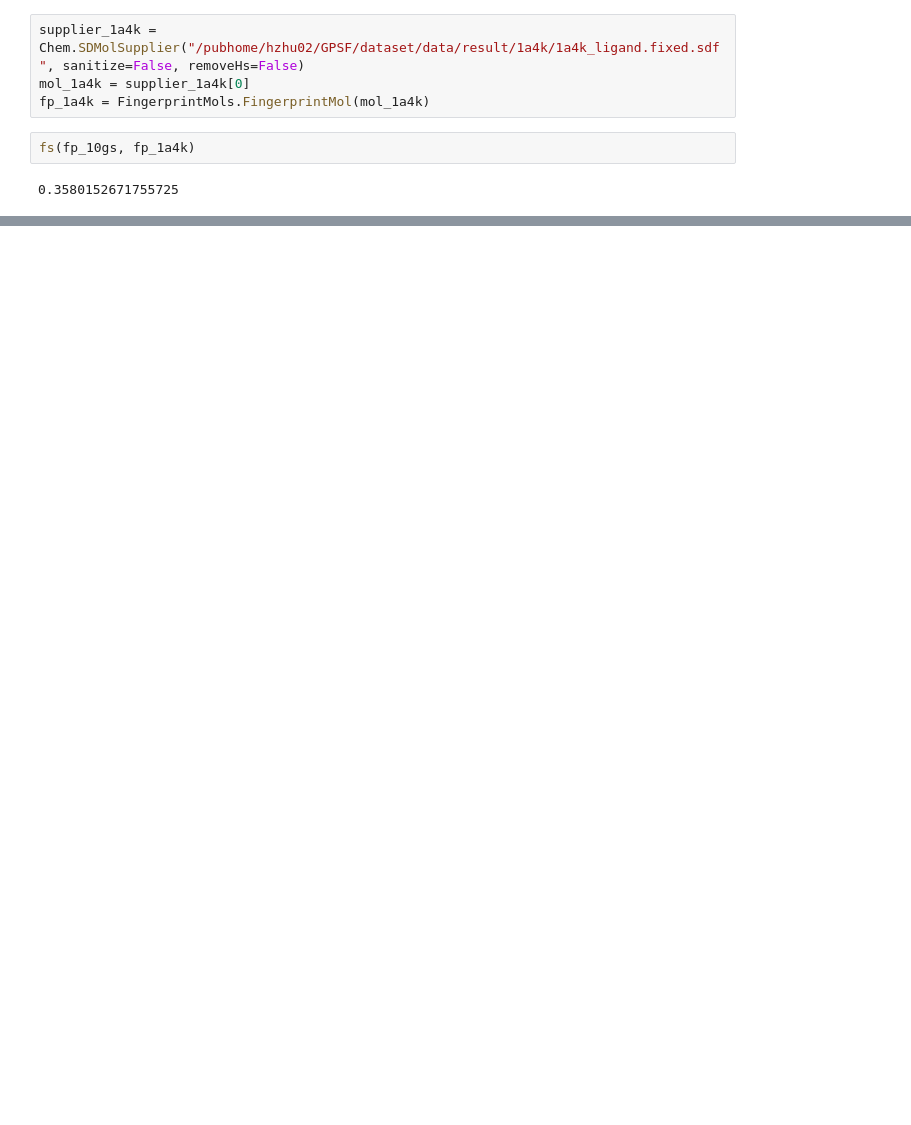
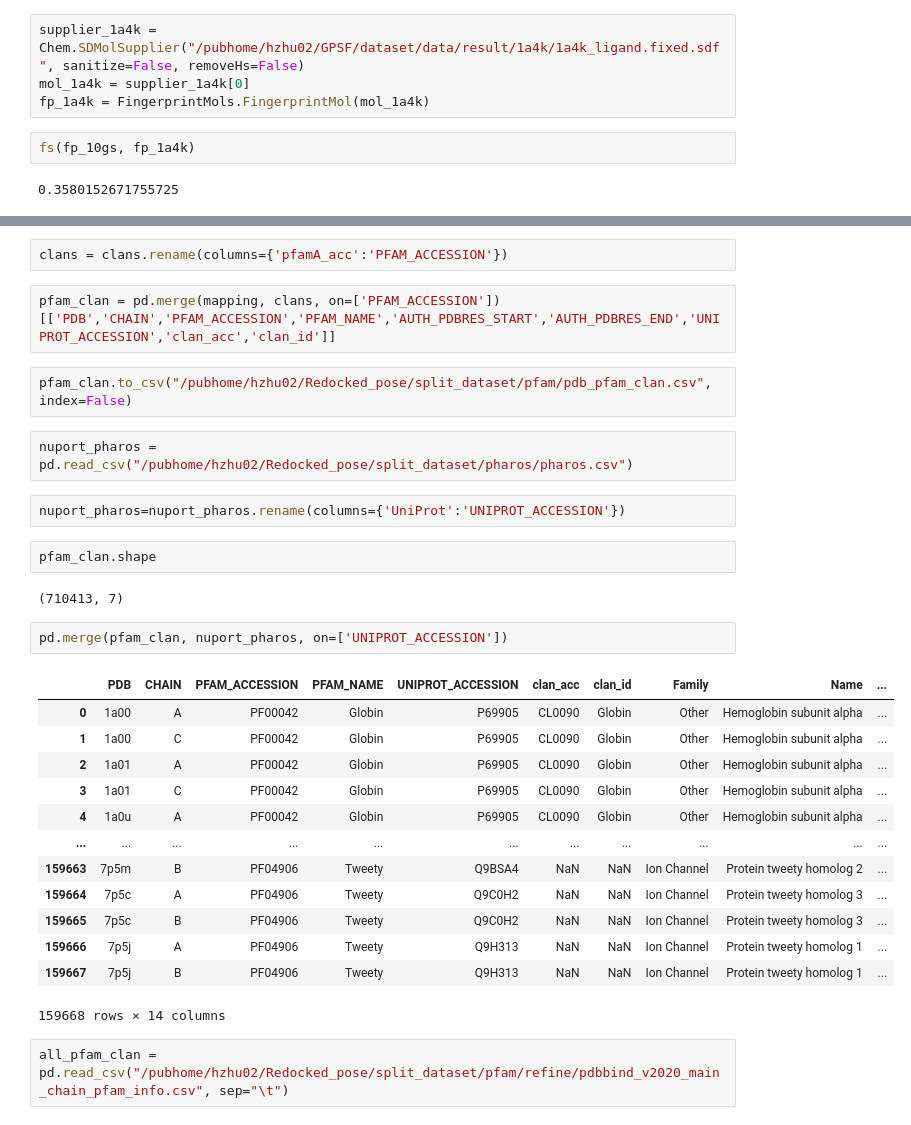
Before and after one commit to hnlab/generalization_benchmark, a Jupyter notebook: split_dataset/3_fold_ccv/3_fold_ccv.ipynb, the cells around one changed output, grey strips where cells are left out. Saved outputs shown, nothing was run; the diff lists cells and outputs as text; blank space fills up the shorter version.

```diff
--- a/split_dataset/3_fold_ccv/3_fold_ccv.ipynb
+++ b/split_dataset/3_fold_ccv/3_fold_ccv.ipynb
@@ -100,0 +481,32 @@ fs(fp_10gs, fp_1a4k)
+# %%
+clans = clans.rename(columns={'pfamA_acc':'PFAM_ACCESSION'})
+# %%
+pfam_clan = pd.merge(mapping, clans, on=['PFAM_ACCESSION'])[['PDB','CHAIN','PFAM_ACCESSION','PFAM_NAME','AUTH_PDBRES_START','AUTH_PDBRES_END','UNIPROT_ACCESSION','clan_acc','clan_id']]
+# %%
+pfam_clan.to_csv("/pubhome/hzhu02/Redocked_pose/split_dataset/pfam/pdb_pfam_clan.csv", index=False)
+# %%
+nuport_pharos = pd.read_csv("/pubhome/hzhu02/Redocked_pose/split_dataset/pharos/pharos.csv")
+# %%
+nuport_pharos=nuport_pharos.rename(columns={'UniProt':'UNIPROT_ACCESSION'})
+# %%
+pfam_clan.shape
+# %% [output]
+(710413, 7)
+# %%
+pd.merge(pfam_clan, nuport_pharos, on=['UNIPROT_ACCESSION'])
+# %% [output]
+|  | PDB | CHAIN | PFAM_ACCESSION | PFAM_NAME | UNIPROT_ACCESSION | clan_acc | clan_id | Family | Name | ... |
+| 0 | 1a00 | A | PF00042 | Globin | P69905 | CL0090 | Globin | Other | Hemoglobin subunit alpha | ... |
+| 1 | 1a00 | C | PF00042 | Globin | P69905 | CL0090 | Globin | Other | Hemoglobin subunit alpha | ... |
+| 2 | 1a01 | A | PF00042 | Globin | P69905 | CL0090 | Globin | Other | Hemoglobin subunit alpha | ... |
+| 3 | 1a01 | C | PF00042 | Globin | P69905 | CL0090 | Globin | Other | Hemoglobin subunit alpha | ... |
+| 4 | 1a0u | A | PF00042 | Globin | P69905 | CL0090 | Globin | Other | Hemoglobin subunit alpha | ... |
+| ... | ... | ... | ... | ... | ... | ... | ... | ... | ... | ... |
+| 159663 | 7p5m | B | PF04906 | Tweety | Q9BSA4 | NaN | NaN | Ion Channel | Protein tweety homolog 2 | ... |
+| 159664 | 7p5c | A | PF04906 | Tweety | Q9C0H2 | NaN | NaN | Ion Channel | Protein tweety homolog 3 | ... |
+| 159665 | 7p5c | B | PF04906 | Tweety | Q9C0H2 | NaN | NaN | Ion Channel | Protein tweety homolog 3 | ... |
+| 159666 | 7p5j | A | PF04906 | Tweety | Q9H313 | NaN | NaN | Ion Channel | Protein tweety homolog 1 | ... |
+| 159667 | 7p5j | B | PF04906 | Tweety | Q9H313 | NaN | NaN | Ion Channel | Protein tweety homolog 1 | ... |
+159668 rows × 14 columns
+# %%
+all_pfam_clan = pd.read_csv("/pubhome/hzhu02/Redocked_pose/split_dataset/pfam/refine/pdbbind_v2020_main_chain_pfam_info.csv", sep="\t")
```
Also changed, not shown: parts of 112 cells of this notebook.
